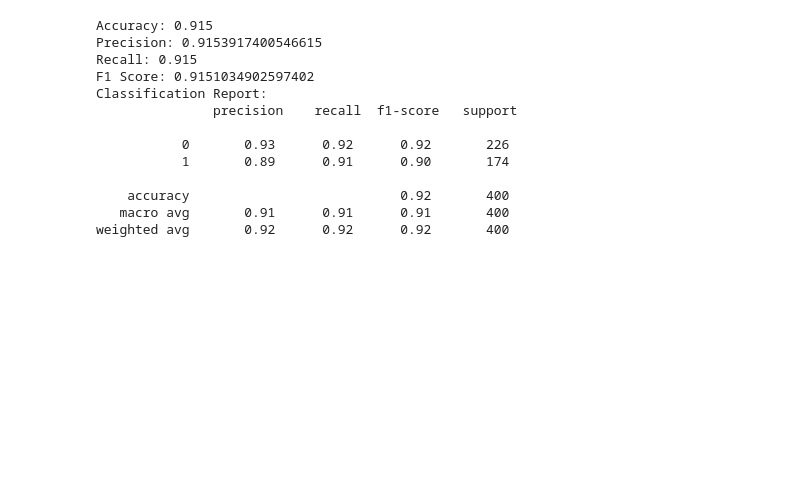
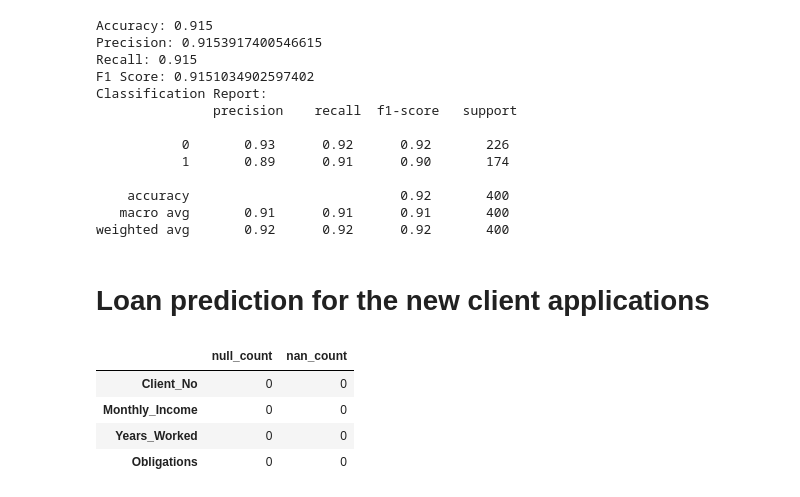
Before and after one commit to poddardelhi/Credit_modeller, a Jupyter notebook: Credit_Analysis.ipynb, the cells around one changed output. Drawn from its saved outputs; the diff is of its cells as text; code cells hidden in the pictures; blank space fills up the shorter version.

```diff
--- a/Credit_Analysis.ipynb
+++ b/Credit_Analysis.ipynb
@@ -469,3 +490,13 @@ Classification Report:
     accuracy                           0.92       400
    macro avg       0.91      0.91      0.91       400
 weighted avg       0.92      0.92      0.92       400
+# %% [markdown]
+# Loan prediction for the new client applications
+# %%
+check_data(df_predict)
+# %% [output]
+|  | null_count | nan_count |
+| Client_No | 0 | 0 |
+| Monthly_Income | 0 | 0 |
+| Years_Worked | 0 | 0 |
+| Obligations | 0 | 0 |
```
Also changed, not shown: parts of 25 cells of this notebook.
